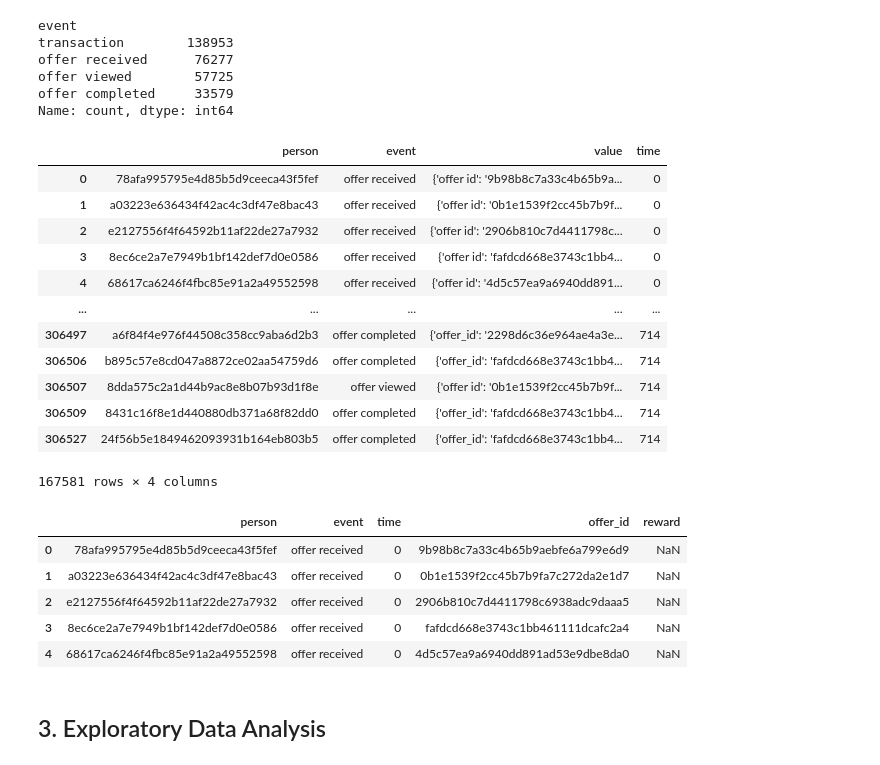
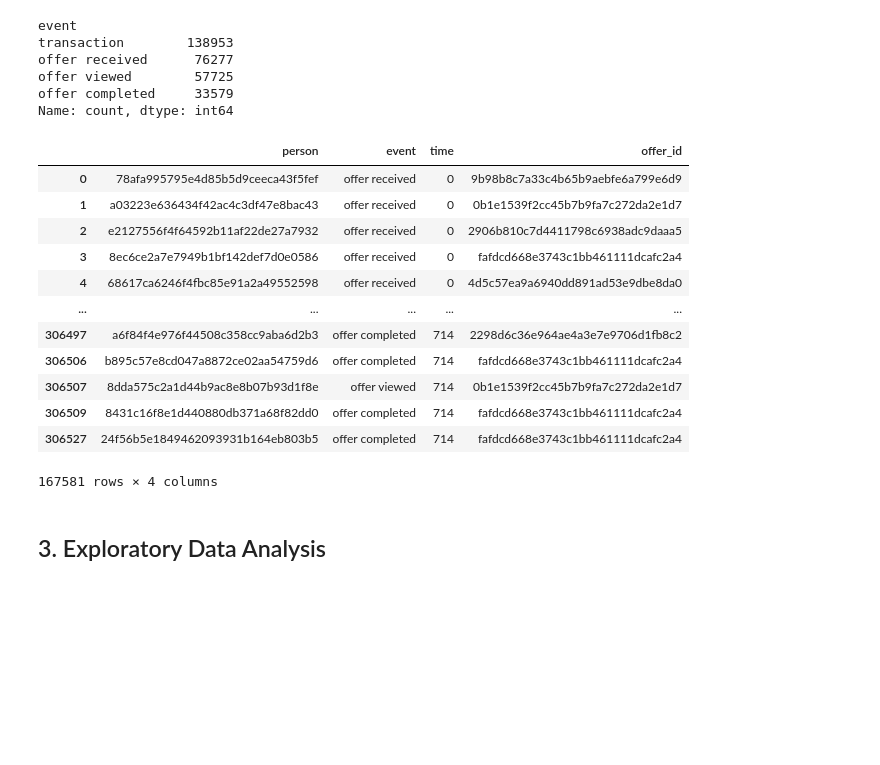
Before and after one commit to Flare200/starbucks-capstone, a Jupyter notebook: Starbucks_Capstone_notebook.ipynb, the cells around one changed output. Cells and saved outputs as stored; diff of their text form; code cells hidden in the pictures; blank space fills up the shorter version.

```diff
--- a/Starbucks_Capstone_notebook.ipynb
+++ b/Starbucks_Capstone_notebook.ipynb
@@ -364,37 +365,34 @@ offer received      76277
 offer viewed        57725
 offer completed     33579
 Name: count, dtype: int64
-# %%
-# Remove transaction event rows
-clean_transcript =  transcript[transcript['event'] != 'transaction']
-clean_transcript
-# %% [output]
-|  | person | event | value | time |
-| 0 | 78afa995795e4d85b5d9ceeca43f5fef | offer received | {'offer id': '9b98b8c7a33c4b65b9a... | 0 |
-| 1 | a03223e636434f42ac4c3df47e8bac43 | offer received | {'offer id': '0b1e1539f2cc45b7b9f... | 0 |
-| 2 | e2127556f4f64592b11af22de27a7932 | offer received | {'offer id': '2906b810c7d4411798c... | 0 |
-| 3 | 8ec6ce2a7e7949b1bf142def7d0e0586 | offer received | {'offer id': 'fafdcd668e3743c1bb4... | 0 |
-| 4 | 68617ca6246f4fbc85e91a2a49552598 | offer received | {'offer id': '4d5c57ea9a6940dd891... | 0 |
-| ... | ... | ... | ... | ... |
-| 306497 | a6f84f4e976f44508c358cc9aba6d2b3 | offer completed | {'offer_id': '2298d6c36e964ae4a3e... | 714 |
-| 306506 | b895c57e8cd047a8872ce02aa54759d6 | offer completed | {'offer_id': 'fafdcd668e3743c1bb4... | 714 |
-| 306507 | 8dda575c2a1d44b9ac8e8b07b93d1f8e | offer viewed | {'offer id': '0b1e1539f2cc45b7b9f... | 714 |
-| 306509 | 8431c16f8e1d440880db371a68f82dd0 | offer completed | {'offer_id': 'fafdcd668e3743c1bb4... | 714 |
-| 306527 | 24f56b5e1849462093931b164eb803b5 | offer completed | {'offer_id': 'fafdcd668e3743c1bb4... | 714 |
-167581 rows × 4 columns
-# %%
-# Get offer id from value column
-clean_transcript = clean_transcript.join(pd.json_normalize(clean_transcript['value'])) # normalize json data
-clean_transcript['offer_id'] = clean_transcript['offer_id'].combine_first(clean_transcript['offer id']) # combine offer_id and offer id columns
-clean_transcript = clean_transcript.drop(['offer id', 'value'], axis=1) # drop offer id and value columns
-clean_transcript.head()
-# %% [output]
-|  | person | event | time | offer_id | reward |
-| 0 | 78afa995795e4d85b5d9ceeca43f5fef | offer received | 0 | 9b98b8c7a33c4b65b9aebfe6a799e6d9 | NaN |
-| 1 | a03223e636434f42ac4c3df47e8bac43 | offer received | 0 | 0b1e1539f2cc45b7b9fa7c272da2e1d7 | NaN |
-| 2 | e2127556f4f64592b11af22de27a7932 | offer received | 0 | 2906b810c7d4411798c6938adc9daaa5 | NaN |
-| 3 | 8ec6ce2a7e7949b1bf142def7d0e0586 | offer received | 0 | fafdcd668e3743c1bb461111dcafc2a4 | NaN |
-| 4 | 68617ca6246f4fbc85e91a2a49552598 | offer received | 0 | 4d5c57ea9a6940dd891ad53e9dbe8da0 | NaN |
+# %%
+# Remove transaction event rows
+clean_transcript =  transcript[transcript['event'] != 'transaction']
+
+# Extract the rows that are related to the event
+clean_transcript = clean_transcript[clean_transcript['value'].apply(lambda x: True if ('offer id' in x) or ('offer_id' in x) else False)]
+
+# Extract the offer id from value column
+clean_transcript['offer_id'] = clean_transcript['value'].apply(lambda x: x['offer id'] if ('offer id' in x) else x['offer_id'])
+
+# Drop the value column
+clean_transcript = clean_transcript.drop('value', axis=1)
+
+clean_transcript
+# %% [output]
+|  | person | event | time | offer_id |
+| 0 | 78afa995795e4d85b5d9ceeca43f5fef | offer received | 0 | 9b98b8c7a33c4b65b9aebfe6a799e6d9 |
+| 1 | a03223e636434f42ac4c3df47e8bac43 | offer received | 0 | 0b1e1539f2cc45b7b9fa7c272da2e1d7 |
+| 2 | e2127556f4f64592b11af22de27a7932 | offer received | 0 | 2906b810c7d4411798c6938adc9daaa5 |
+| 3 | 8ec6ce2a7e7949b1bf142def7d0e0586 | offer received | 0 | fafdcd668e3743c1bb461111dcafc2a4 |
+| 4 | 68617ca6246f4fbc85e91a2a49552598 | offer received | 0 | 4d5c57ea9a6940dd891ad53e9dbe8da0 |
+| ... | ... | ... | ... | ... |
+| 306497 | a6f84f4e976f44508c358cc9aba6d2b3 | offer completed | 714 | 2298d6c36e964ae4a3e7e9706d1fb8c2 |
+| 306506 | b895c57e8cd047a8872ce02aa54759d6 | offer completed | 714 | fafdcd668e3743c1bb461111dcafc2a4 |
+| 306507 | 8dda575c2a1d44b9ac8e8b07b93d1f8e | offer viewed | 714 | 0b1e1539f2cc45b7b9fa7c272da2e1d7 |
+| 306509 | 8431c16f8e1d440880db371a68f82dd0 | offer completed | 714 | fafdcd668e3743c1bb461111dcafc2a4 |
+| 306527 | 24f56b5e1849462093931b164eb803b5 | offer completed | 714 | fafdcd668e3743c1bb461111dcafc2a4 |
+167581 rows × 4 columns
 # %% [markdown]
 ## 3. Exploratory Data Analysis
 # %% [markdown]
```
Also changed, not shown: parts of 17 cells of this notebook, 3 other files.
